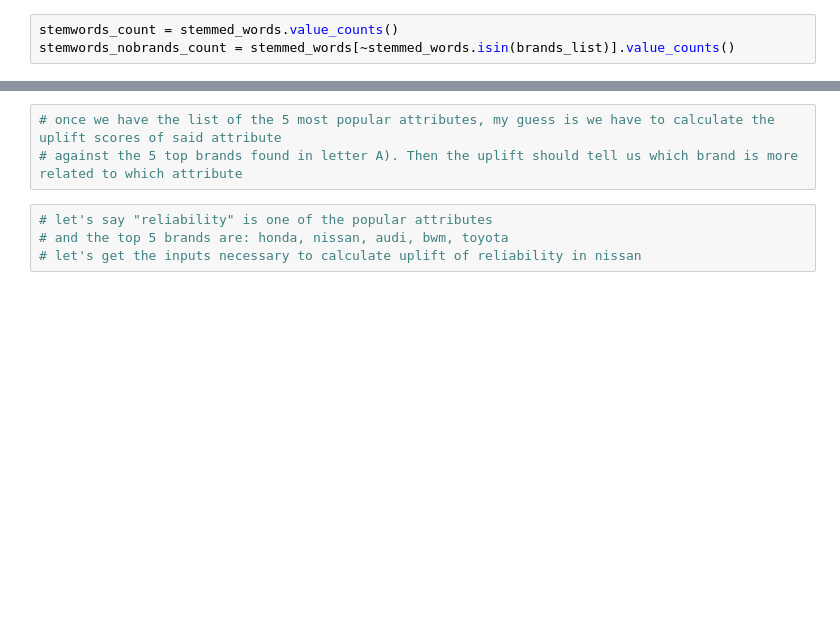
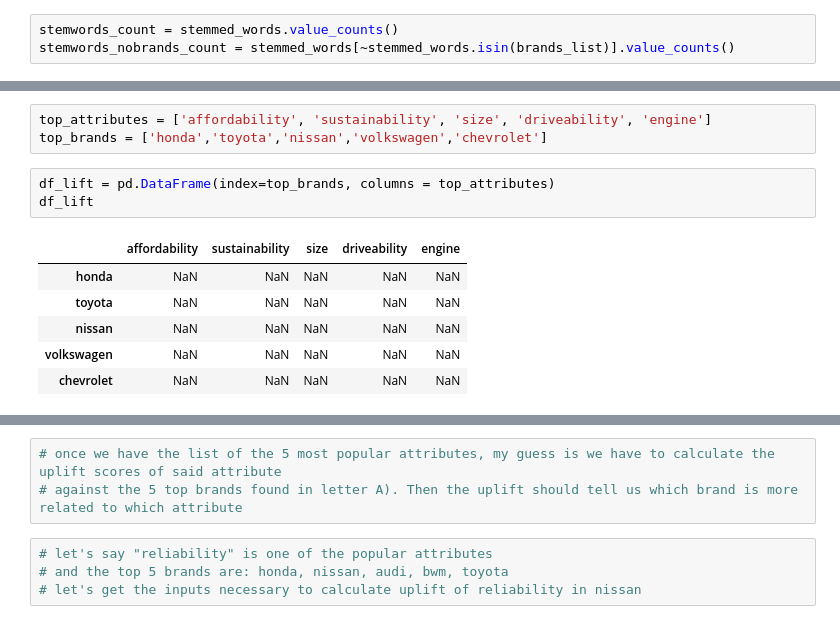
Before and after one commit to zack-tan/car-forums-text-analysis, a Jupyter notebook: tasks_c_d_louis.ipynb, the cells around one changed output, grey strips where cells are left out. Drawn from its saved outputs; the diff is of its cells as text; blank space fills up the shorter version.

Commit message:
lift

```diff
--- a/tasks_c_d_louis.ipynb
+++ b/tasks_c_d_louis.ipynb
@@ -531,0 +508,13 @@ df_tfidf.to_csv("attribute_tfidf.csv")
+# %%
+top_attributes = ['affordability', 'sustainability', 'size', 'driveability', 'engine']
+top_brands = ['honda','toyota','nissan','volkswagen','chevrolet']
+# %%
+df_lift = pd.DataFrame(index=top_brands, columns = top_attributes)
+df_lift
+# %% [output]
+|  | affordability | sustainability | size | driveability | engine |
+| honda | NaN | NaN | NaN | NaN | NaN |
+| toyota | NaN | NaN | NaN | NaN | NaN |
+| nissan | NaN | NaN | NaN | NaN | NaN |
+| volkswagen | NaN | NaN | NaN | NaN | NaN |
+| chevrolet | NaN | NaN | NaN | NaN | NaN |
```
Also changed, not shown: parts of 47 cells of this notebook.
